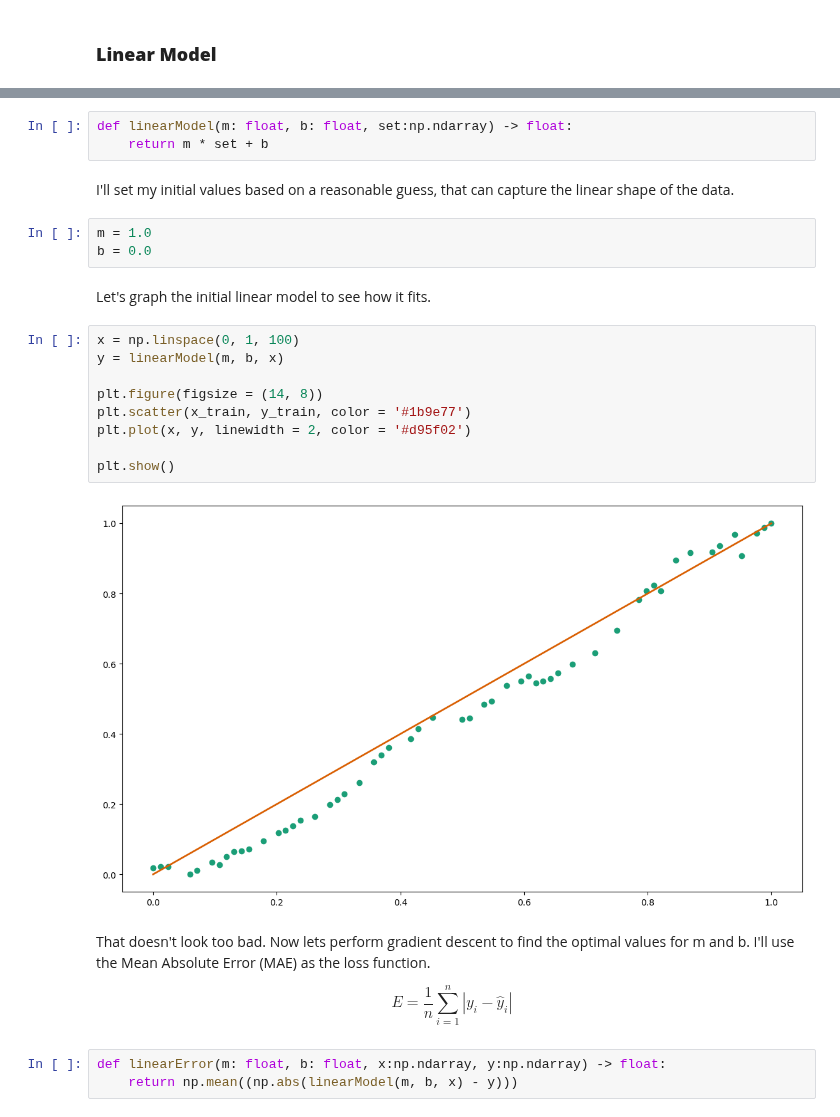
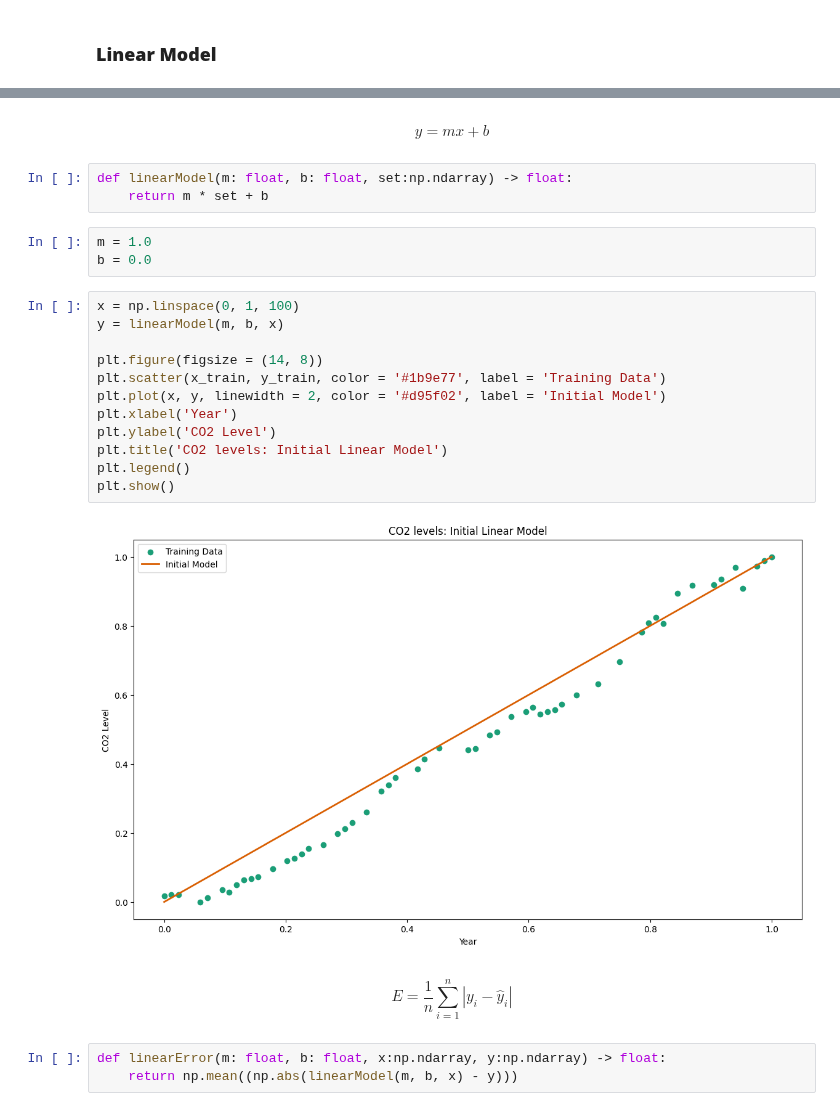
Before and after one commit to SepehrAkbari/LFC-courses, a Jupyter notebook: CSCI-240/Project-3/Main/Main.ipynb, the cells around one changed output, grey strips where cells are left out. Cells and saved outputs as stored; diff of their text form.

```diff
--- a/CSCI-240/Project-3/Main/Main.ipynb
+++ b/CSCI-240/Project-3/Main/Main.ipynb
@@ -61,27 +57,26 @@ $$y = mx + b$$
+# %% [markdown]
+$$y = mx + b$$
 # %%
 def linearModel(m: float, b: float, set:np.ndarray) -> float:
     return m * set + b
-# %% [markdown]
-I'll set my initial values based on a reasonable guess, that can capture the linear shape of the data.
 # %%
 m = 1.0
 b = 0.0
-# %% [markdown]
-Let's graph the initial linear model to see how it fits.
 # %%
 x = np.linspace(0, 1, 100)
 y = linearModel(m, b, x)
 
 plt.figure(figsize = (14, 8))
-plt.scatter(x_train, y_train, color = '#1b9e77')
-plt.plot(x, y, linewidth = 2, color = '#d95f02')
-
+plt.scatter(x_train, y_train, color = '#1b9e77', label = 'Training Data')
+plt.plot(x, y, linewidth = 2, color = '#d95f02', label = 'Initial Model')
+plt.xlabel('Year')
+plt.ylabel('CO2 Level')
+plt.title('CO2 levels: Initial Linear Model')
+plt.legend()
 plt.show()
 # %% [output]
-[figure, old version]
+[figure, new version]
 # %% [markdown]
-That doesn't look too bad. Now lets perform gradient descent to find the optimal values for m and b. I'll use the Mean Absolute Error (MAE) as the loss function.
-
 $$ E = \frac{1}{n} \sum_{i=1}^{n} |y_i - \hat{y}_i| $$
 # %%
 def linearError(m: float, b: float, x:np.ndarray, y:np.ndarray) -> float:
```
Also changed, not shown: parts of 15 cells of this notebook.
